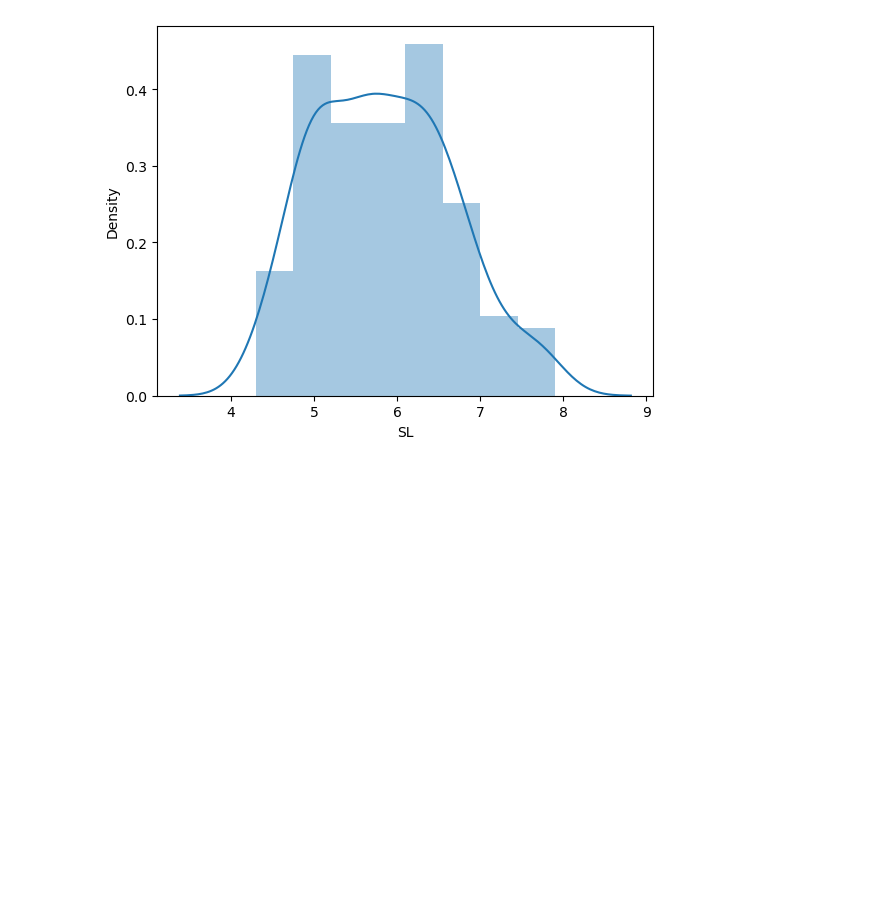
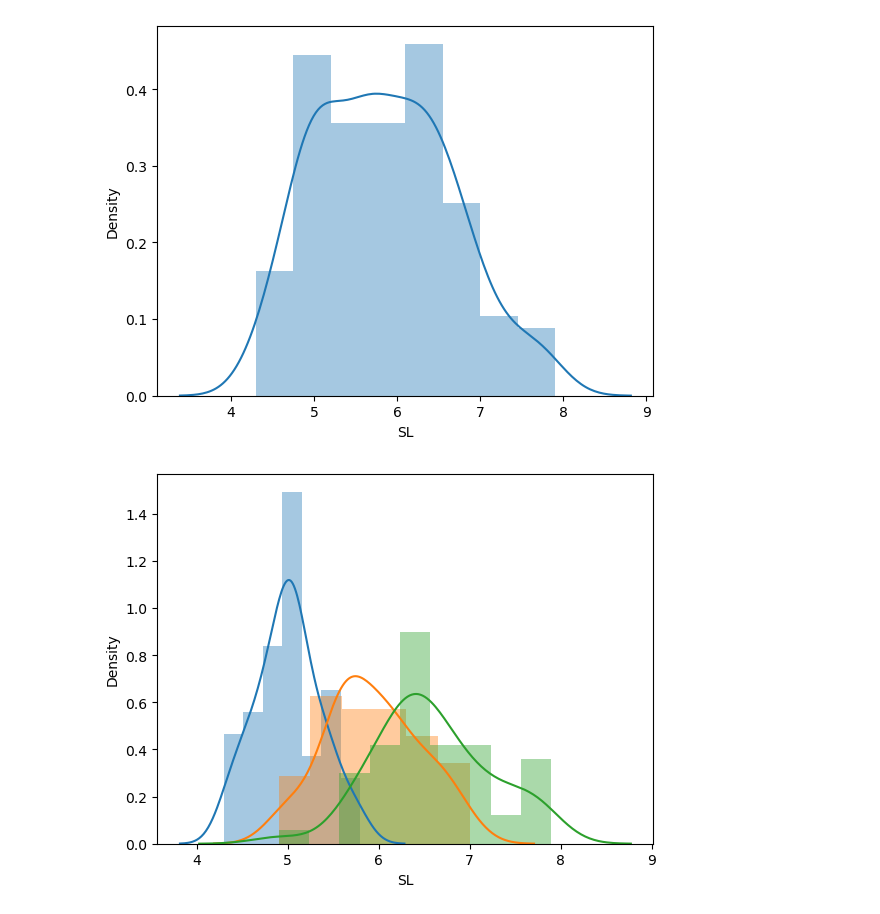
Before and after one commit to musharafaltaf/anacondaPractice, a Jupyter notebook: numpyexample.ipynb, the cells around one changed output. Drawn from its saved outputs; the diff is of its cells as text; code cells hidden in the pictures; blank space fills up the shorter version.

```diff
--- a/numpyexample.ipynb
+++ b/numpyexample.ipynb
@@ -1518,0 +1516,7 @@ plt.show()
+# %%
+sns.distplot(iris.SL[iris.Flower=='Iris-setosa'])
+sns.distplot(iris.SL[iris.Flower=='Iris-versicolor'])
+sns.distplot(iris.SL[iris.Flower=='Iris-virginica'])
+plt.show()
+# %% [output]
+[figure, added]
```
Also changed, not shown: parts of 7 cells of this notebook.
